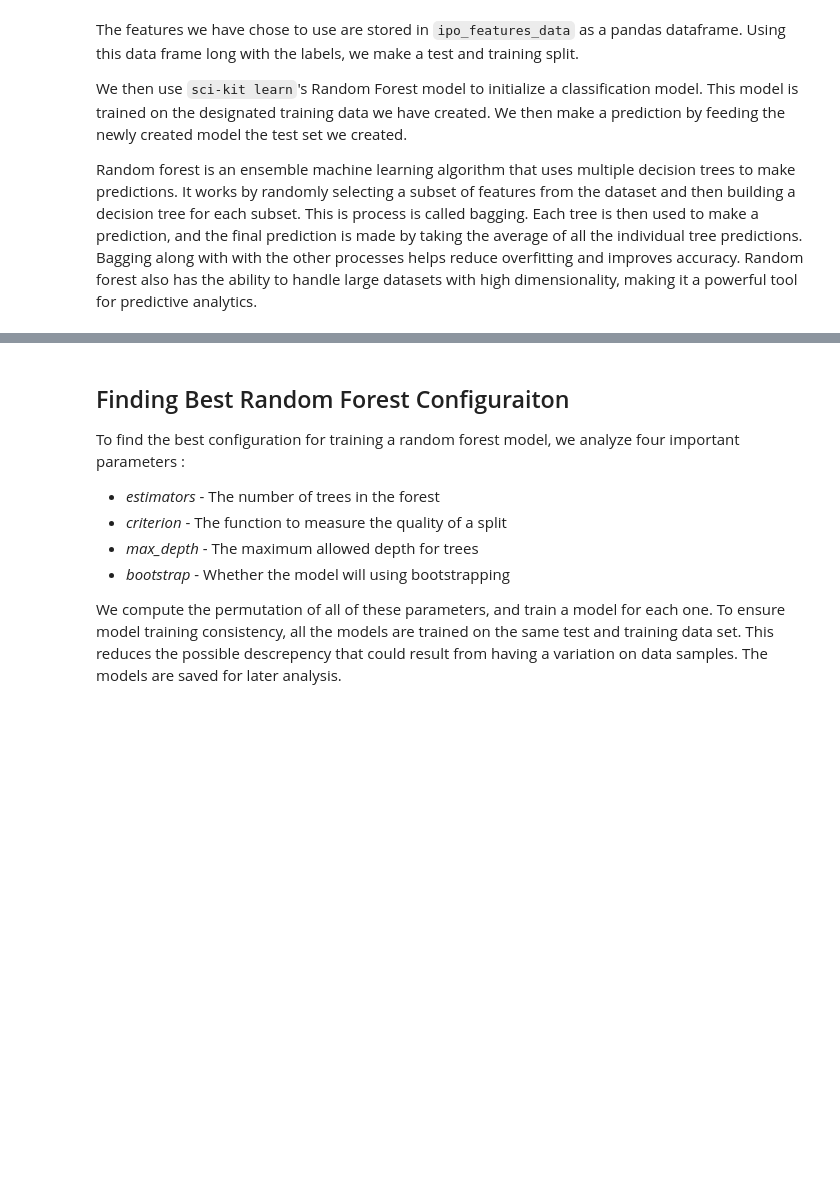
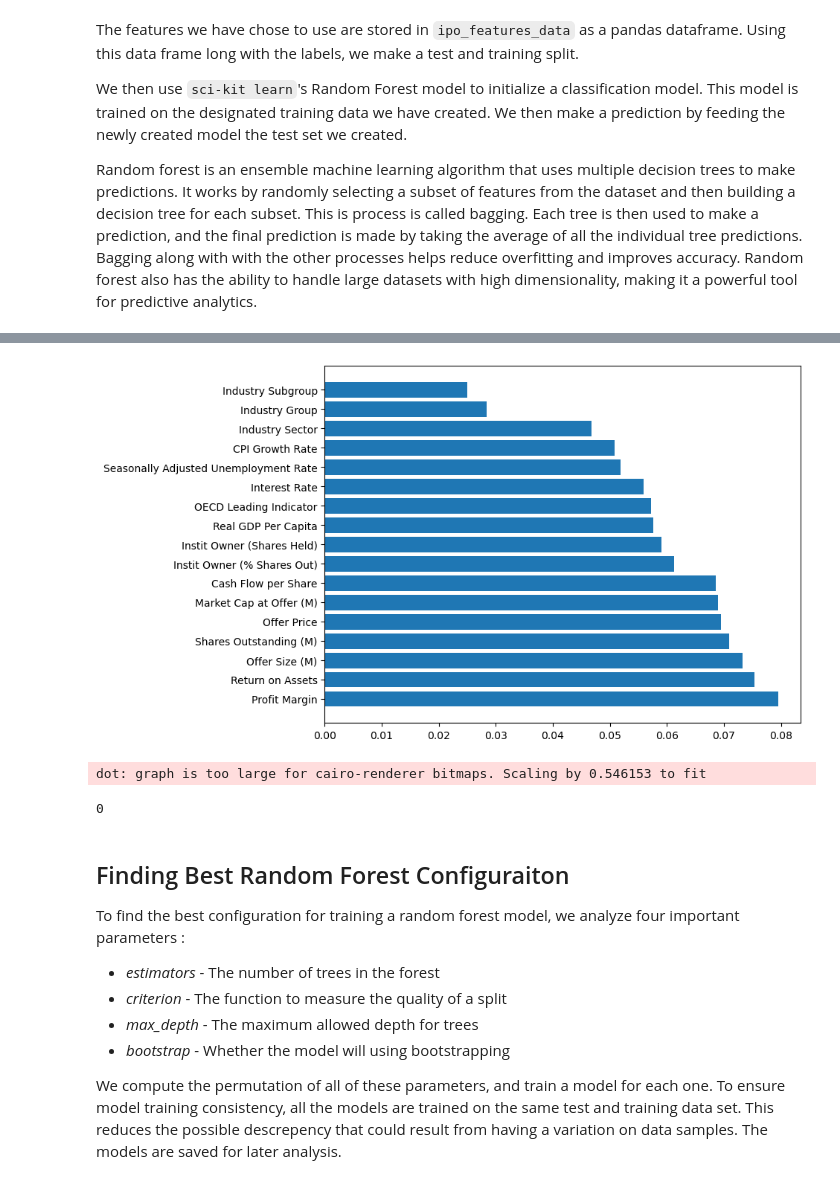
Before and after one commit to mborhi/IPO-Underpricing, a Jupyter notebook: models/random_forest_scikit.ipynb, the cells around one changed output, grey strips where cells are left out. Drawn from its saved outputs; the diff is of its cells as text; code cells hidden in the pictures; blank space fills up the shorter version.

```diff
--- a/models/random_forest_scikit.ipynb
+++ b/models/random_forest_scikit.ipynb
@@ -48,23 +48,16 @@ We then use `sci-kit learn`'s Random Forest model to initialize a classification
 Random forest is an ensemble machine learning algorithm that uses multiple decision trees to make predictions. It works by randomly selecting a subset of features from the dataset and then building a decision tree for each subset. This is process is called bagging. Each tree is then used to make a prediction, and the final prediction is made by taking the average of all the individual tree predictions. Bagging along with with the other processes helps reduce overfitting and improves accuracy. Random forest also has the ability to handle large datasets with high dimensionality, making it a powerful tool for predictive analytics.
 # %%
 # get columns for specified features
-ipo_features = ipo_features[:-1]
 ipo_features_data = ipos[ipo_features]
 # split dataset to trianing set and test set
 ipo_features_data_train, ipo_features_data_test, ipo_labels_train, ipo_labels_test = train_test_split(ipo_features_data, ipo_labels, test_size=0.3)
 # create classifier
-clf = RandomForestClassifier(bootstrap=False, ccp_alpha=0.0, class_weight=None,
-                             criterion="entropy", max_depth=13, max_features="auto",
+clf = RandomForestClassifier(bootstrap=True, ccp_alpha=0.0, class_weight=None,
+                             criterion="gini", max_depth=14, max_features="log2",
                              max_leaf_nodes=None, max_samples=None, min_impurity_decrease=0.0,
                              min_samples_leaf=1, min_samples_split=2, min_weight_fraction_leaf=0.0,
-                             n_estimators=100, n_jobs=None, oob_score=False, random_state=None, verbose=0,
+                             n_estimators=600, n_jobs=-2, oob_score=False, random_state=None, verbose=0,
                              warm_start=False)
-"""
-{'bootstrap': False, 'ccp_alpha': 0.0, 'class_weight': None, 'criterion': 'entropy',
-'max_depth': 13, 'max_features': 'auto', 'max_leaf_nodes': None, 'max_samples': None,
-'min_impurity_decrease': 0.0, 'min_samples_leaf': 1, 'min_samples_split': 2, 'min_weight_fraction_leaf': 0.0,
-'n_estimators': 100, 'n_jobs': None, 'oob_score': False, 'random_state': None, 'verbose': 0, 'warm_start': False}
-"""
 # train the model
 clf.fit(ipo_features_data_train, ipo_labels_train)
 # predict
@@ -75,0 +69,3 @@ print("Accuracy:", accuracy)
+# %%
+feature_imp = pd.Series(clf.feature_importances_,index=[ipo_features]).sort_values(ascending=False)
+feature_imp
@@ -75,0 +91,9 @@ print("Accuracy:", accuracy)
+# %%
+fig = plt.figure()
+ax = fig.add_axes([0,0,1,1])
+features = ipo_features
+significance = feature_imp.values
+ax.barh(features, significance)
+plt.show()
+# %% [output]
+[figure, added]
@@ -76,3 +107,8 @@ print("Accuracy:", accuracy)
+# %%
+call(['dot', '-Tpng', 'tree.dot', '-o', 'tree.png', '-Gdpi=600'])
+# %% [output]
+dot: graph is too large for cairo-renderer bitmaps. Scaling by 0.546153 to fit
+0
 # %% [markdown]
 ## Finding Best Random Forest Configuraiton
 To find the best configuration for training a random forest model, we analyze four important parameters :
```
Also changed, not shown: parts of 4 cells of this notebook, 5 other files.
